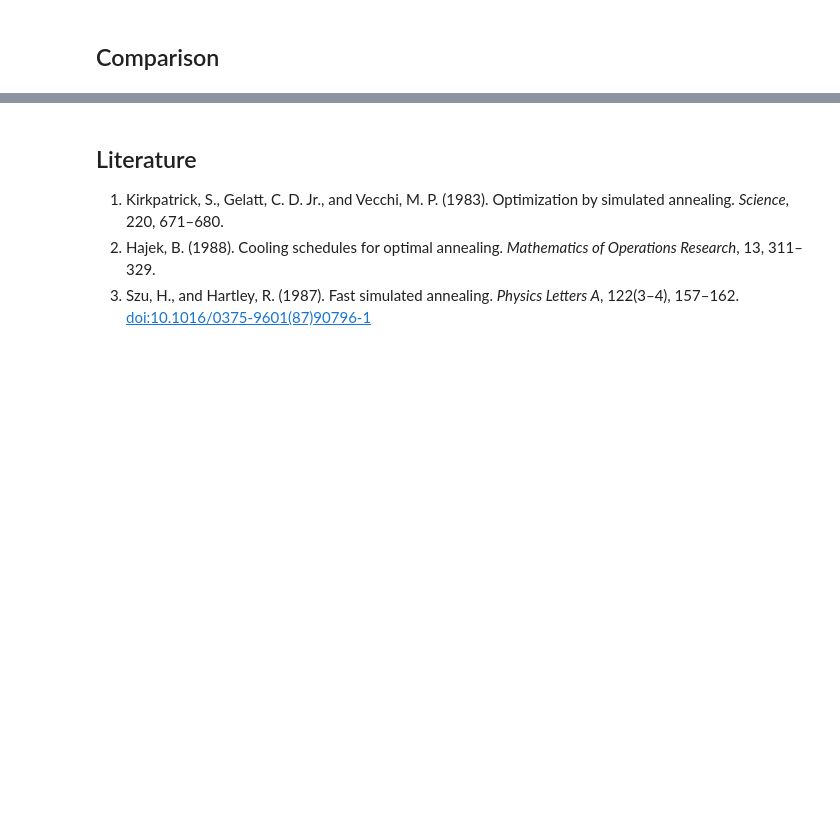
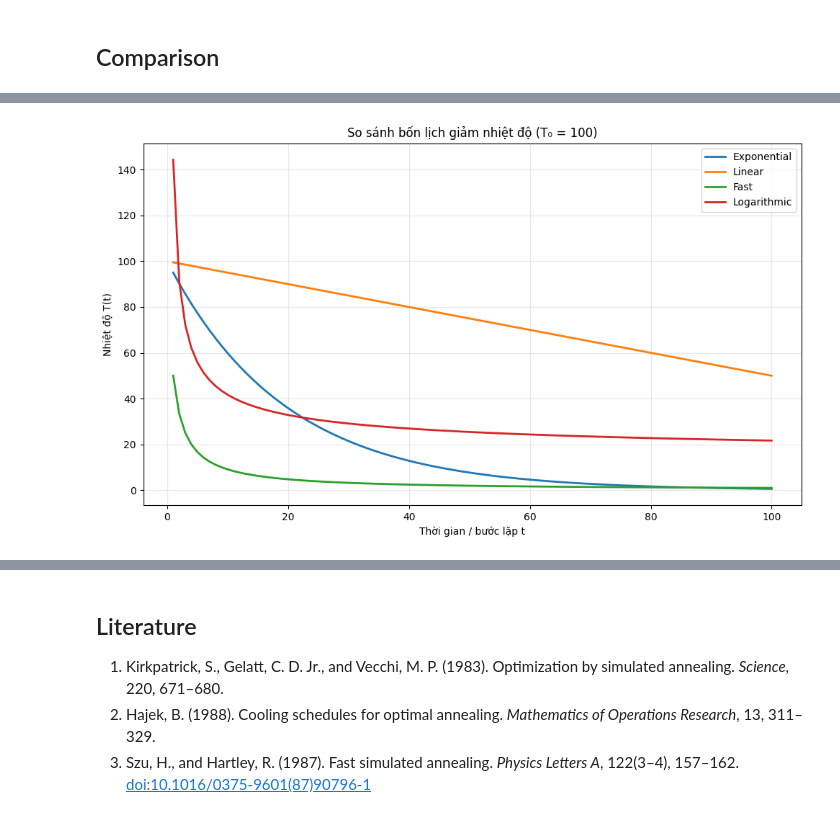
Before and after one commit to doduyquy/sgu-team-2026-advanced-ai-subject, a Jupyter notebook: weekly assignments/lab03 - local search/Simulated_Annealing_Schedules.ipynb, the cells around one changed output, grey strips where cells are left out. Cells and saved outputs as stored; diff of their text form; code cells hidden in the pictures; blank space fills up the shorter version.

```diff
--- a/weekly assignments/lab03 - local search/Simulated_Annealing_Schedules.ipynb
+++ b/weekly assignments/lab03 - local search/Simulated_Annealing_Schedules.ipynb
@@ -65,0 +66,31 @@ plt.show()
+# %%
+import numpy as np
+import matplotlib.pyplot as plt
+
+# Cùng T0 và khoảng thời gian cho cả bốn lịch nhiệt
+T0 = 100
+alpha = 0.95
+eta = 0.5
+t = np.arange(1, 101)  # t > 0 để logarithmic xác định
+
+temperatures = {
+    "Exponential": T0 * alpha**t,
+    "Linear": T0 - eta * t,
+    "Fast": T0 / (1 + t),
+    "Logarithmic": T0 / np.log(1 + t),
+}
+
+plt.figure(figsize=(10, 6))
+
+for name, values in temperatures.items():
+    plt.plot(t, values, label=name, linewidth=2)
+
+plt.title(f"So sánh bốn lịch giảm nhiệt độ (T₀ = {T0})")
+plt.xlabel("Thời gian / bước lặp t")
+plt.ylabel("Nhiệt độ T(t)")
+plt.grid(True, alpha=0.3)
+plt.legend()
+plt.tight_layout()
+plt.show()
+# %% [output]
+[figure, added]
```
Also changed, not shown: parts of 23 cells of this notebook, 2 other files.
